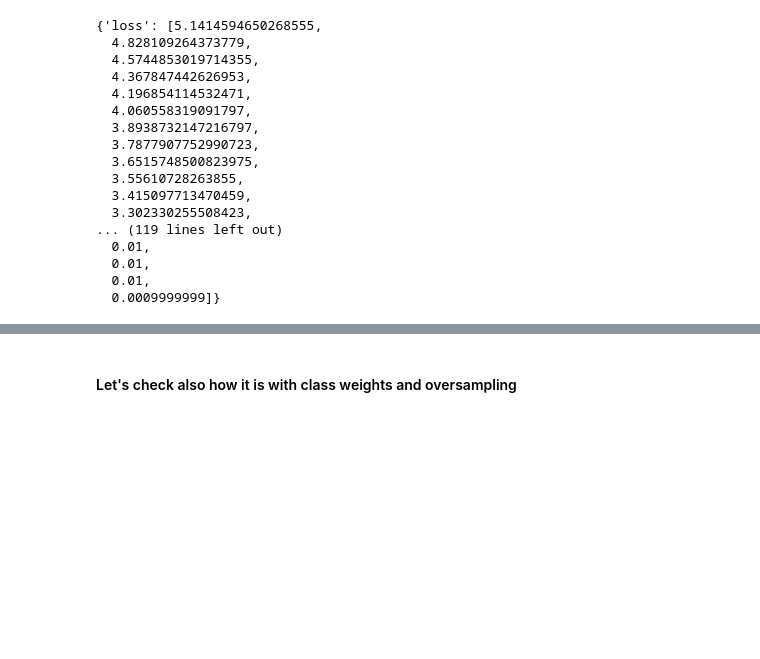
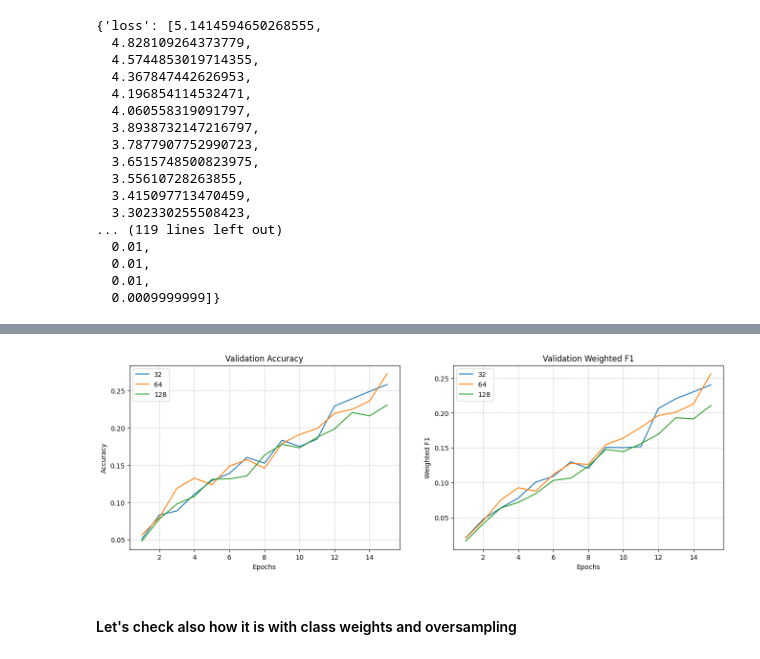
Before and after one commit to MaximilianLae/DL_Skin_Disease_Classification, a Jupyter notebook: VersionWithFunctionsGithub.ipynb, the cells around one changed output, grey strips where cells are left out. Drawn from its saved outputs; the diff is of its cells as text; code cells hidden in the pictures; blank space fills up the shorter version.

Commit message:
Run and comparison of different batch size

```diff
--- a/VersionWithFunctionsGithub.ipynb
+++ b/VersionWithFunctionsGithub.ipynb
@@ -447,3 +483,10 @@ history_batch_128
+# %%
+history = [history_batch_32.history, history_batch_64.history, history_batch_128.history]
+labels = ['32', '64', '128']
+
+plot_comparison(history, labels)
+# %% [output]
+[figure, added]
 # %% [markdown]
 #### Let's check also how it is with class weights and oversampling
 # %%
```
Also changed, not shown: parts of 5 cells of this notebook.
